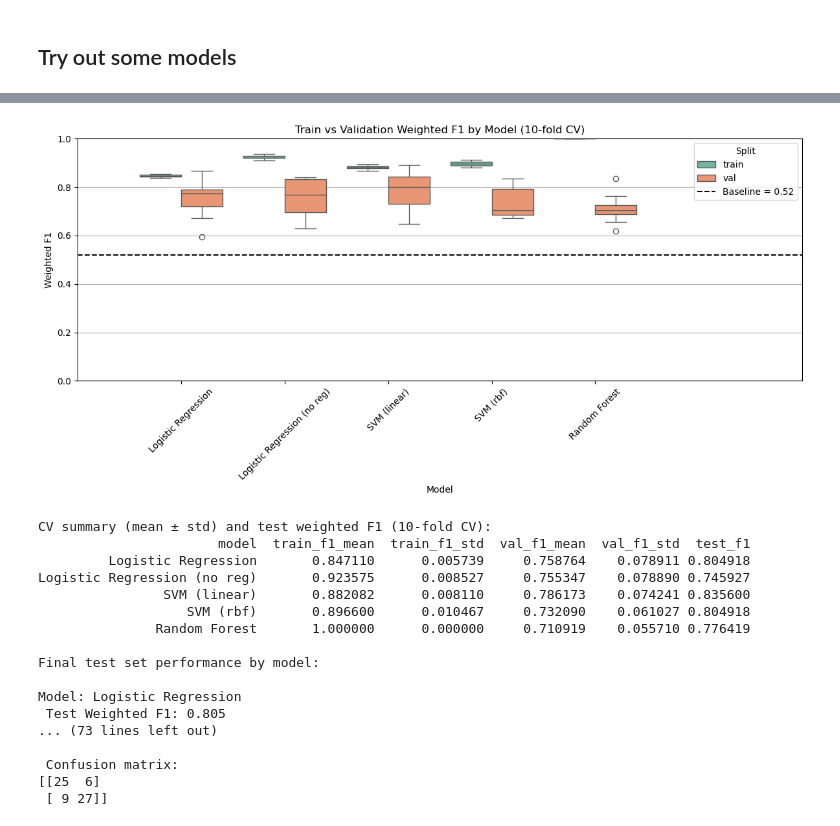
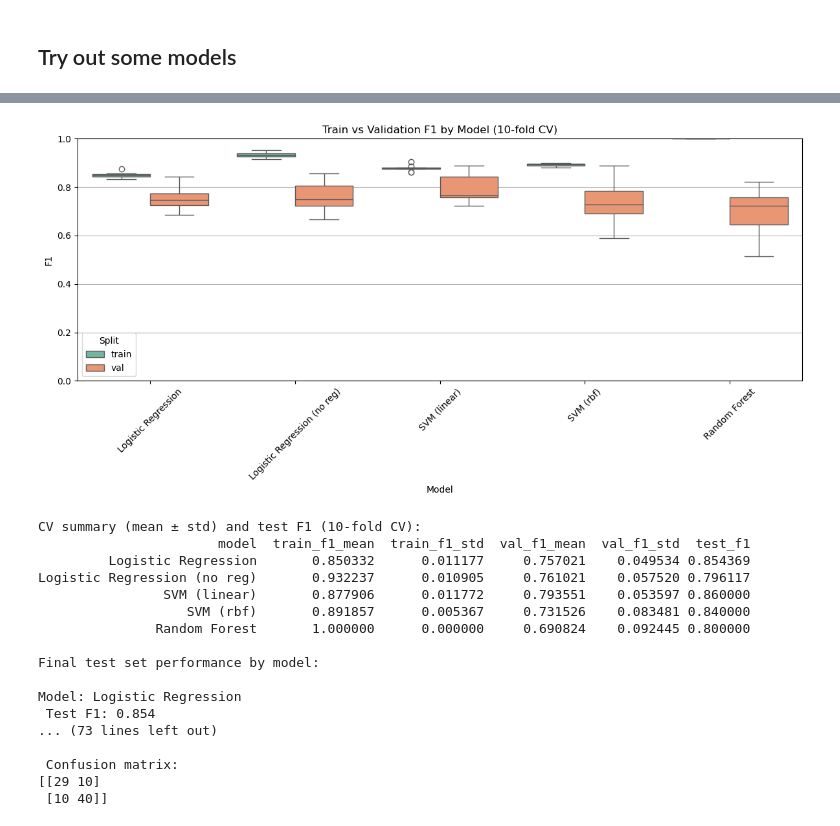
Before and after one commit to zpsheldon/ai-voice-disorder-prediction, a Jupyter notebook: model-static-features.ipynb, the cells around one changed output, grey strips where cells are left out. Cells and saved outputs as stored; diff of their text form; code cells hidden in the pictures.

Commit message:
Revert "Add notebooks for all disorder modeling and rf tuning, update static features notebook"
This reverts commit 45ed76a51c1b371f84337b86d816b599bb02e19c.

```diff
--- a/model-static-features.ipynb
+++ b/model-static-features.ipynb
@@ -154,7 +154,12 @@ import warnings
 
 warnings.filterwarnings('ignore')
 
-print(f"Shapes -> train+val: {X_train.shape}, test: {X_test.shape}")
+# Split into train+val and test sets (stratified by label)
+X_trainval, X_test, y_trainval, y_test = train_test_split(
+    X_ave, y_ave, test_size=0.2, random_state=42, shuffle=True
+)
+
+print(f"Shapes -> train+val: {X_trainval.shape}, test: {X_test.shape}")
 
 # 10-fold Stratified CV on the train+val set to produce validation scores
 skf = StratifiedKFold(n_splits=10, shuffle=True, random_state=42)
@@ -177,10 +182,10 @@ for name, model in models.items():
     val_f1s = []
     fold = 0
 
-    for train_idx, val_idx in skf.split(X_train, y_train):
+    for train_idx, val_idx in skf.split(X_trainval, y_trainval):
         fold += 1
-        X_tr, X_val = X_train[train_idx], X_train[val_idx]
-        y_tr, y_val = y_train[train_idx], y_train[val_idx]
+        X_tr, X_val = X_trainval[train_idx], X_trainval[val_idx]
+        y_tr, y_val = y_trainval[train_idx], y_trainval[val_idx]
 
         # Work with a fresh clone of the estimator for each fold
         est = clone(model)
@@ -189,8 +194,8 @@ for name, model in models.items():
         y_tr_pred = est.predict(X_tr)
         y_val_pred = est.predict(X_val)
 
-        tr_f1 = f1_score(y_tr, y_tr_pred, average="weighted")
-        val_f1 = f1_score(y_val, y_val_pred, average="weighted")
+        tr_f1 = f1_score(y_tr, y_tr_pred)
+        val_f1 = f1_score(y_val, y_val_pred)
 
         train_f1s.append(tr_f1)
         val_f1s.append(val_f1)
@@ -203,9 +208,9 @@ for name, model in models.items():
 
     # Train final estimator on the full train+val set and evaluate on test
     final_est = clone(model)
-    final_est.fit(X_train, y_train)
+    final_est.fit(X_trainval, y_trainval)
     y_test_pred = final_est.predict(X_test)
-    test_f1 = f1_score(y_test, y_test_pred, average="weighted")
+    test_f1 = f1_score(y_test, y_test_pred)
     print(f" Test F1 for {name}: {test_f1:.3f}")
 
     cv_results[name] = {
@@ -236,8 +241,6 @@ Running 10-fold CV for: Logistic Regression
 # %%
 # Grouped boxplot: training vs validation F1 per model (10-fold CV)
 import seaborn as sns
-
-baseline = y_ave.mean()
 
 model_names = list(cv_results.keys())
 
@@ -253,11 +256,9 @@ plot_df = pd.DataFrame(rows)
 
 plt.figure(figsize=(12, 6))
 ax = sns.boxplot(x='model', y='f1', hue='split', data=plot_df, palette='Set2')
-ax.hlines([baseline], xmin=-1, xmax=6, ls="--", colors=["k"], label=f"Baseline = {np.round(baseline,2)}")
-ax.set_title('Train vs Validation Weighted F1 by Model (10-fold CV)')
-ax.set_ylabel('Weighted F1')
+ax.set_title('Train vs Validation F1 by Model (10-fold CV)')
+ax.set_ylabel('F1')
 ax.set_xlabel('Model')
-ax.set_xlim([-1, 6])
 plt.xticks(rotation=45)
 plt.ylim(0, 1)
 plt.legend(title='Split')
@@ -265,50 +266,50 @@ plt.grid(axis='y')
 plt.tight_layout()
 plt.show()
 
 # Summary statistics table (mean ± std) for convenience
 summary_rows = []
 for m in model_names:
     train_mean = np.mean(cv_results[m]['train_f1s'])
     train_std = np.std(cv_results[m]['train_f1s'])
     val_mean = np.mean(cv_results[m]['val_f1s'])
     val_std = np.std(cv_results[m]['val_f1s'])
     summary_rows.append({'model': m,
                          'train_f1_mean': train_mean,
                          'train_f1_std': train_std,
                          'val_f1_mean': val_mean,
                          'val_f1_std': val_std,
                          'test_f1': cv_results[m]['test_f1']})
 
 summary_df = pd.DataFrame(summary_rows)
-print('\nCV summary (mean ± std) and test weighted F1 (10-fold CV):')
+print('\nCV summary (mean ± std) and test F1 (10-fold CV):')
 print(summary_df[['model','train_f1_mean','train_f1_std','val_f1_mean','val_f1_std','test_f1']].to_string(index=False))
 
 # Print final test F1 and reports per model
 from sklearn.metrics import classification_report, confusion_matrix
 print('\nFinal test set performance by model:')
 for m in model_names:
     print(f"\nModel: {m}")
-    print(f" Test Weighted F1: {cv_results[m]['test_f1']:.3f}")
+    print(f" Test F1: {cv_results[m]['test_f1']:.3f}")
     print(' Classification report:')
     print(classification_report(cv_results[m]['y_test'], cv_results[m]['y_test_pred']))
     print(' Confusion matrix:')
     print(confusion_matrix(cv_results[m]['y_test'], cv_results[m]['y_test_pred']))
 # %% [output]
-[figure, old version]
+[figure, new version]
-CV summary (mean ± std) and test weighted F1 (10-fold CV):
+CV summary (mean ± std) and test F1 (10-fold CV):
                        model  train_f1_mean  train_f1_std  val_f1_mean  val_f1_std  test_f1
-         Logistic Regression       0.847110      0.005739     0.758764    0.078911 0.804918
-Logistic Regression (no reg)       0.923575      0.008527     0.755347    0.078890 0.745927
-                SVM (linear)       0.882082      0.008110     0.786173    0.074241 0.835600
-                   SVM (rbf)       0.896600      0.010467     0.732090    0.061027 0.804918
-               Random Forest       1.000000      0.000000     0.710919    0.055710 0.776419
+         Logistic Regression       0.850332      0.011177     0.757021    0.049534 0.854369
+Logistic Regression (no reg)       0.932237      0.010905     0.761021    0.057520 0.796117
+                SVM (linear)       0.877906      0.011772     0.793551    0.053597 0.860000
+                   SVM (rbf)       0.891857      0.005367     0.731526    0.083481 0.840000
+               Random Forest       1.000000      0.000000     0.690824    0.092445 0.800000
 
 Final test set performance by model:
 
 Model: Logistic Regression
- Test Weighted F1: 0.805
+ Test F1: 0.854
 ... (73 lines left out)
 
  Confusion matrix:
-[[25  6]
- [ 9 27]]
+[[29 10]
+ [10 40]]
```
Also changed, not shown: parts of 4 cells of this notebook, 5 other files.
